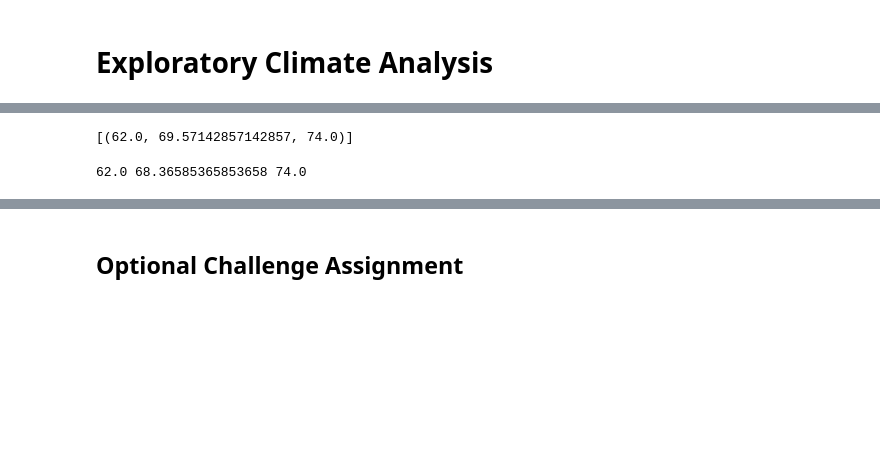
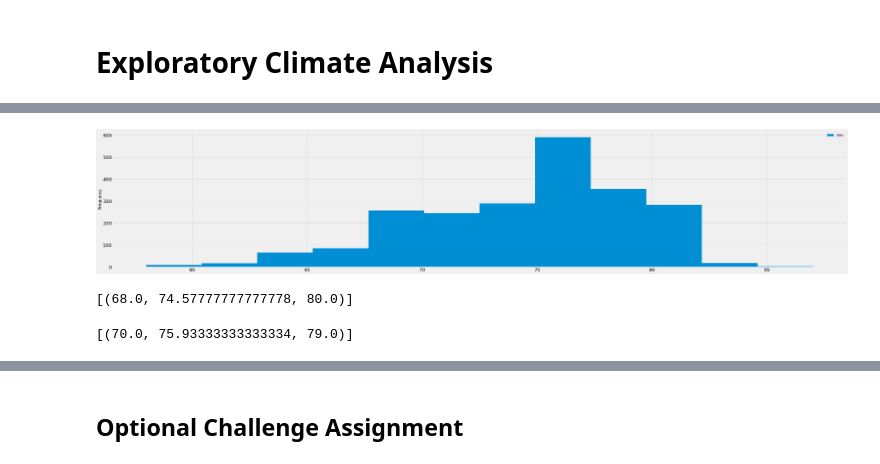
Before and after one commit to llreber/HawaiiAnalysis, a Jupyter notebook: climate_starter.ipynb, the cells around one changed output, grey strips where cells are left out. Cells and saved outputs as stored; diff of their text form; code cells hidden in the pictures; blank space fills up the shorter version.

```diff
--- a/climate_starter.ipynb
+++ b/climate_starter.ipynb
@@ -138,3 +156,20 @@ AttributeError: module 'matplotlib.pyplot' has no attribute 'xaxis'
+# %%
+# Choose the station with the highest number of temperature observations.
+# Query the last 12 months of temperature observation data for this station and plot the results as a histogram
+latest_date = '2017-08-23'
+date_converted = datetime.strptime(latest_date, '%Y-%m-%d')
+one_year_ago = str(date_converted - dt.timedelta(days=365))
+station_result = session.query(Measurement.date, Measurement.tobs).filter(Measurement.station==Station.station).filter(Measurement.date > one_year_ago)
+temp_df = pd.read_sql(station_result.statement,session.bind).set_index("date")
+temp_df.head()
+# Sort the dataframe by date
+temp_sorted = temp_df.sort_values("date")
+# Use Pandas Plotting with Matplotlib to plot the data
+temp_sorted.plot(kind='hist', bins=12, figsize=(50,10))
+matplotlib.rc('xtick', labelsize=30)
+matplotlib.rc('ytick', labelsize=30)
+# %% [output]
+[figure, added]
 # %%
 # Write a function called `calc_temps` that will accept start date and end date in the format '%Y-%m-%d'
 # and return the minimum, average, and maximum temperatures for that range of dates
@@ -151,14 +186,21 @@ def calc_temps(start_date, end_date):
 
     return session.query(func.min(Measurement.tobs), func.avg(Measurement.tobs), func.max(Measurement.tobs)).\
         filter(Measurement.date >= start_date).filter(Measurement.date <= end_date).all()
-print(calc_temps('2012-02-28', '2012-03-05'))
+
+begin_date = '2017-05-15'
+end_date = '2017-05-22'
+trip_result = (calc_temps(begin_date, end_date))
+print(trip_result)
 # %% [output]
-[(62.0, 69.57142857142857, 74.0)]
+[(68.0, 74.57777777777778, 80.0)]
 # %%
 # Use your previous function `calc_temps` to calculate the tmin, tavg, and tmax
 # for your trip using the previous year's data for those same dates.
+begin_one_year_ago = str(datetime.strptime(begin_date, '%Y-%m-%d') - dt.timedelta(days=365))
+end_one_year_ago = str(datetime.strptime(end_date, '%Y-%m-%d') - dt.timedelta(days=365))
+print(calc_temps(begin_one_year_ago, end_one_year_ago))
 # %% [output]
-62.0 68.36585365853658 74.0
+[(70.0, 75.93333333333334, 79.0)]
 # %%
 # Plot the results from your previous query as a bar chart.
 # Use "Trip Avg Temp" as your Title
```
Also changed, not shown: parts of 16 cells of this notebook, 2 other files.
